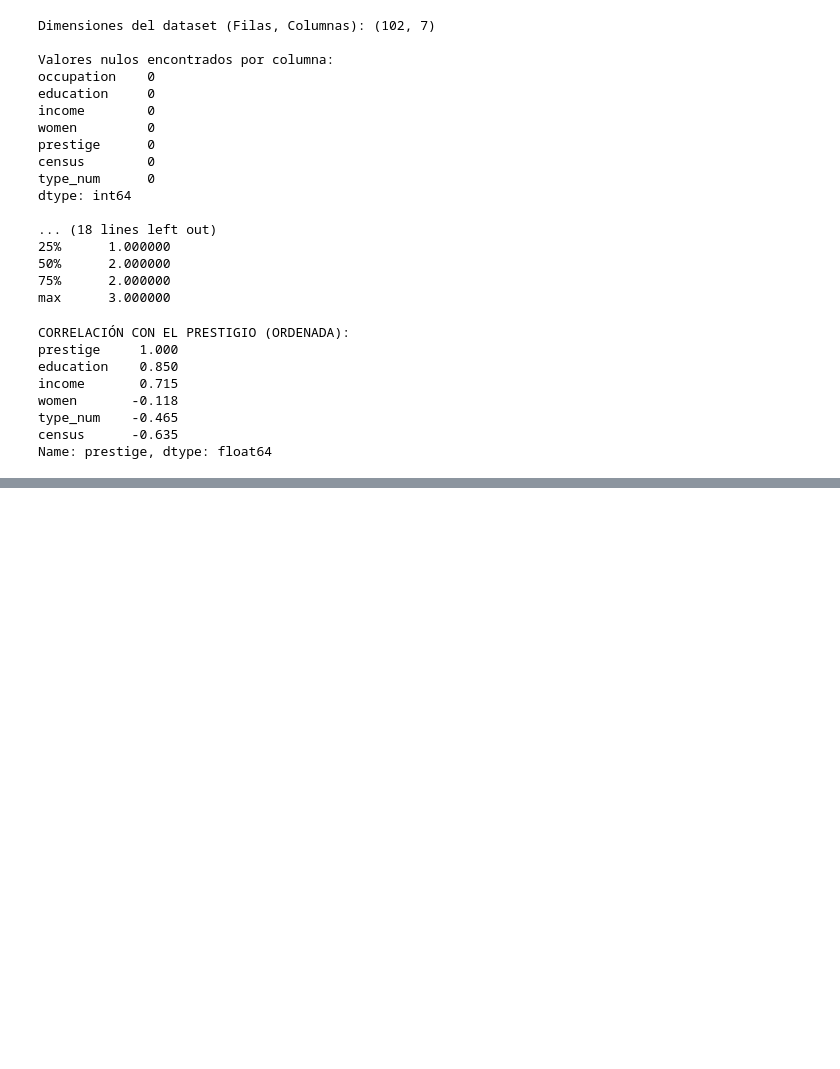
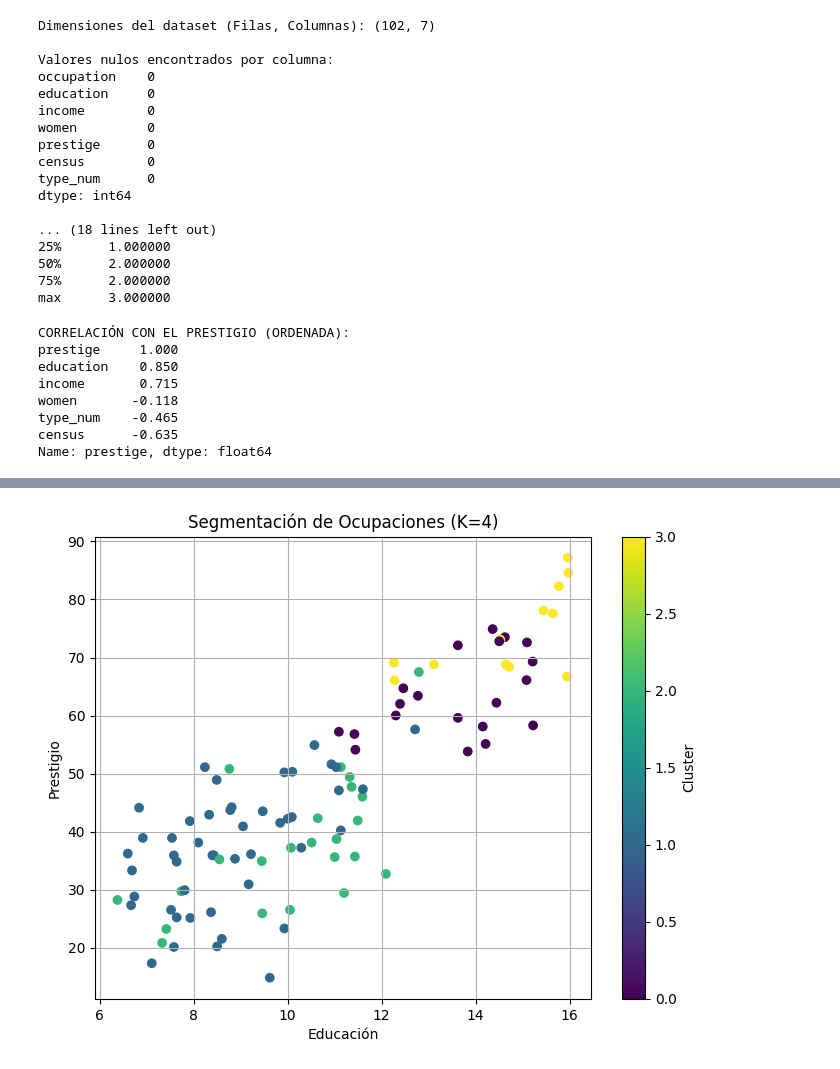
Before and after one commit to KevinCallejas93/caso_practico_aplicado, a Jupyter notebook: Tarea_Produccion_Software.ipynb, the cells around one changed output, grey strips where cells are left out. Cells and saved outputs as stored; diff of their text form; code cells hidden in the pictures; blank space fills up the shorter version.

```diff
--- a/Tarea_Produccion_Software.ipynb
+++ b/Tarea_Produccion_Software.ipynb
@@ -71,0 +110,12 @@ Name: prestige, dtype: float64
+# %%
+# Modelo con 4 grupos
+modelo_k4 = KMeans(n_clusters=4, random_state=42, n_init=10)
+df['Cluster_4'] = modelo_k4.fit_predict(X_escalado)
+
+# Modelo con 5 grupos
+modelo_k5 = KMeans(n_clusters=5, random_state=42, n_init=10)
+df['Cluster_5'] = modelo_k5.fit_predict(X_escalado)
+
+# Vemos el promedio de cada grupo para el modelo de 4
+print("CENTROIDES (PROMEDIOS) DEL MODELO DE 4 GRUPOS:")
+print(df.groupby('Cluster_4')[columnas_cluster].mean().round(2))
@@ -71,0 +142,12 @@ Name: prestige, dtype: float64
+# %%
+plt.figure(figsize=(8,6))
+# Usamos el color (c) basado en el Cluster_4
+plt.scatter(df["education"], df["prestige"], c=df["Cluster_4"], cmap='viridis')
+plt.xlabel("Educación")
+plt.ylabel("Prestigio")
+plt.title("Segmentación de Ocupaciones (K=4)")
+plt.colorbar(label='Cluster')
+plt.grid(True)
+plt.show()
+# %% [output]
+[figure, added]
```
Also changed, not shown: parts of 4 cells of this notebook.
